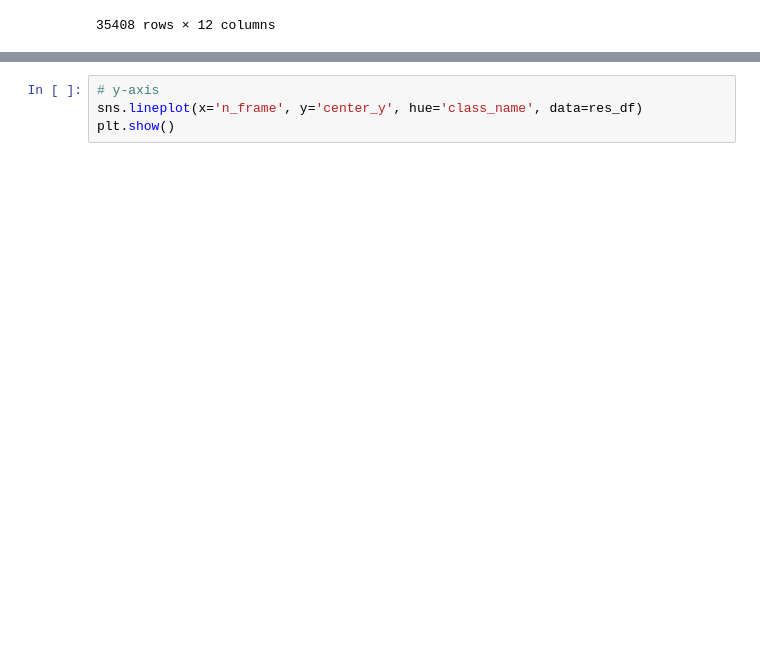
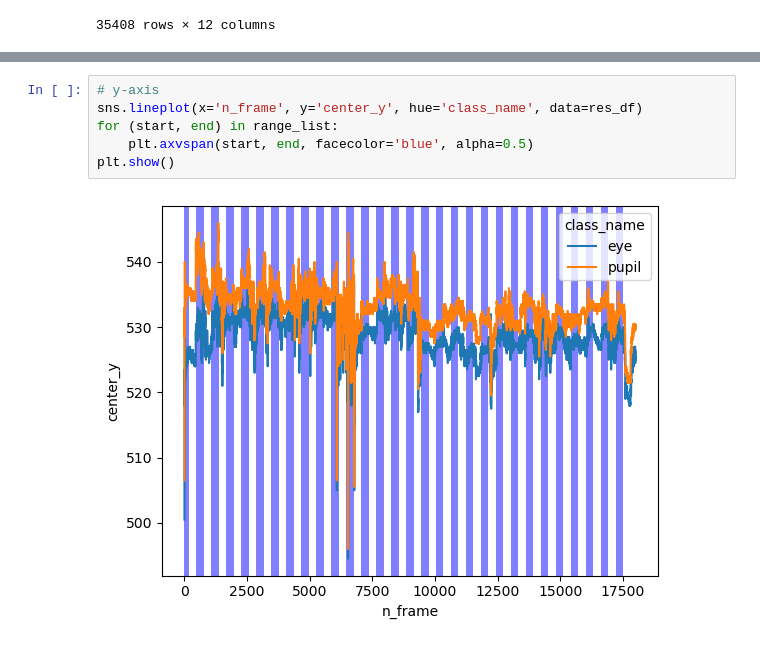
Before and after one commit to yongcheoljeong/yolov5-eye-movement, a Jupyter notebook: analysis/LabelAnalysis.ipynb, the cells around one changed output, grey strips where cells are left out. Cells and saved outputs as stored; diff of their text form; blank space fills up the shorter version.

```diff
--- a/analysis/LabelAnalysis.ipynb
+++ b/analysis/LabelAnalysis.ipynb
@@ -171,7 +210,11 @@ plt.show()
 # %%
 # y-axis
 sns.lineplot(x='n_frame', y='center_y', hue='class_name', data=res_df)
+for (start, end) in range_list:
+    plt.axvspan(start, end, facecolor='blue', alpha=0.5)
 plt.show()
+# %% [output]
+[figure, added]
 # %%
 # diff_x
 sns.lineplot(x='n_frame', y='pupil-eye_x', hue='class_name', data=res_df)
```
Also changed, not shown: parts of 10 cells of this notebook.
